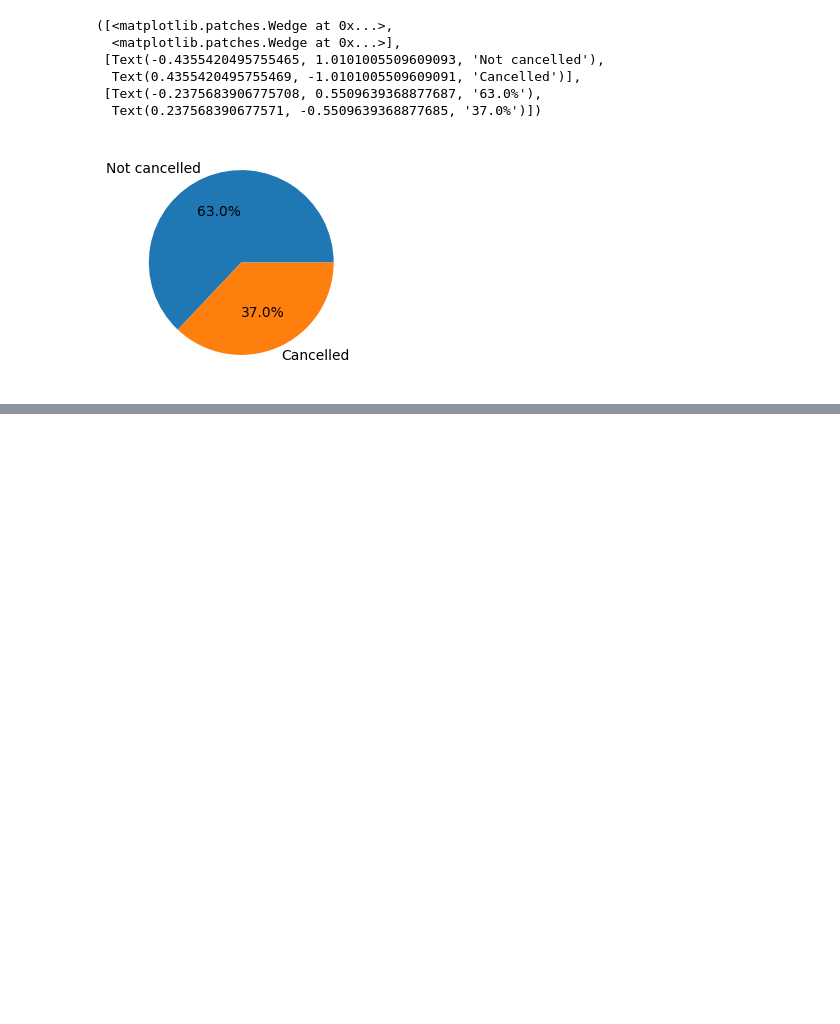
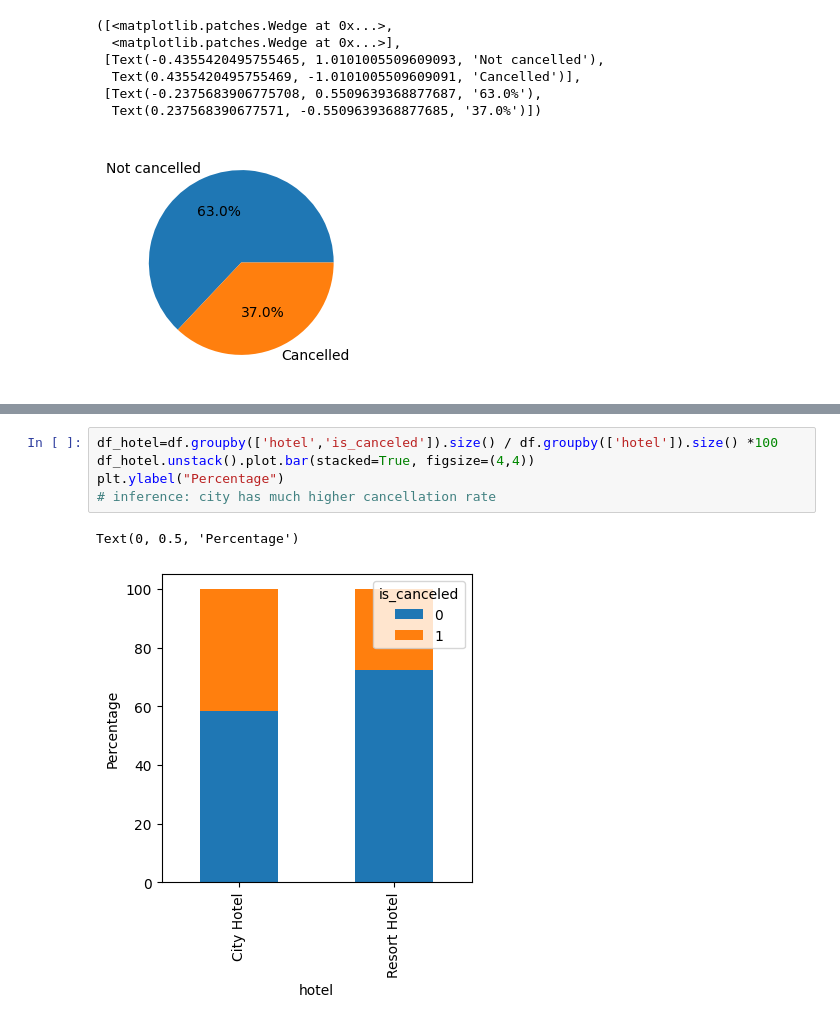
Before and after one commit to aditisadhu/hotel-booking-eda, a Jupyter notebook: Hotel_booking_Project_EDA.ipynb, the cells around one changed output, grey strips where cells are left out. Cells and saved outputs as stored; diff of their text form; blank space fills up the shorter version.

```diff
--- a/Hotel_booking_Project_EDA.ipynb
+++ b/Hotel_booking_Project_EDA.ipynb
@@ -73,0 +123,8 @@ plt.pie(df['is_canceled'].value_counts(), labels=['Not cancelled', 'Cancelled'],
+# %%
+df_hotel=df.groupby(['hotel','is_canceled']).size() / df.groupby(['hotel']).size() *100
+df_hotel.unstack().plot.bar(stacked=True, figsize=(4,4))
+plt.ylabel("Percentage")
+# inference: city has much higher cancellation rate
+# %% [output]
+Text(0, 0.5, 'Percentage')
+[figure, added]
```
Also changed, not shown: parts of 29 cells of this notebook.
